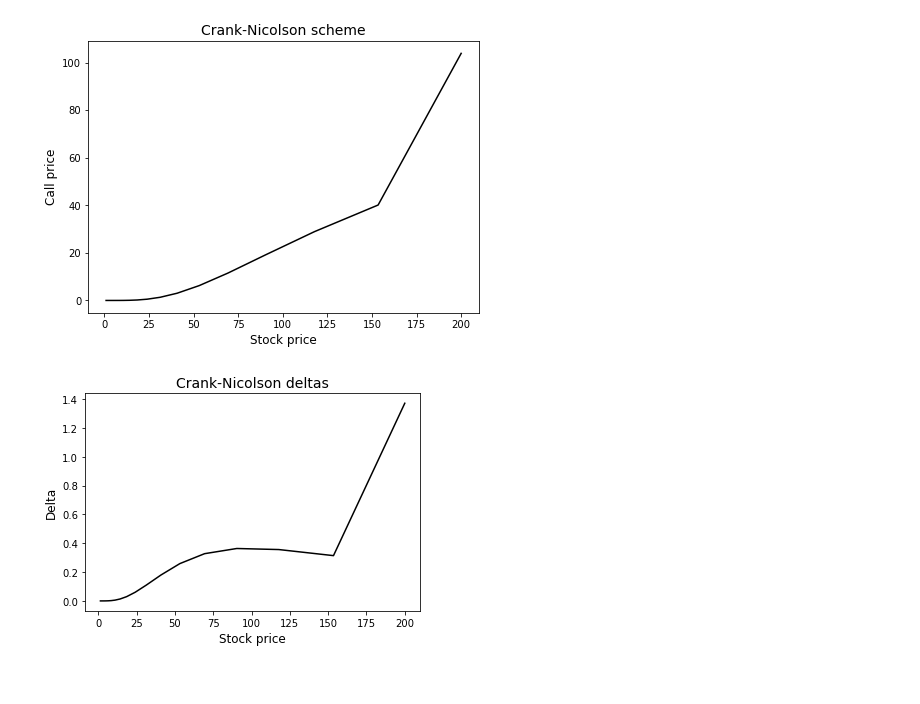
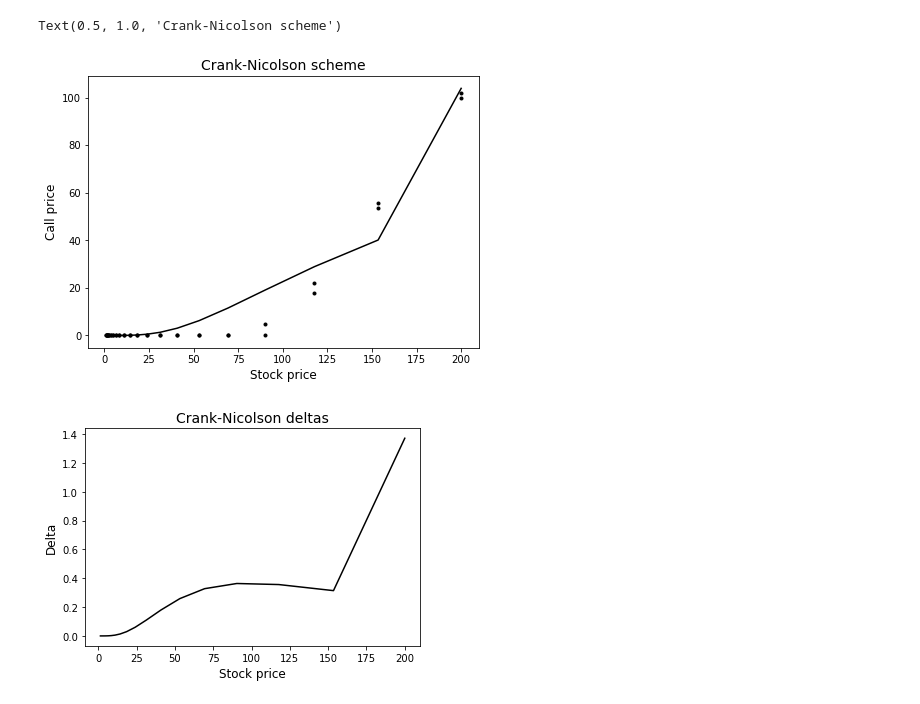
Before and after one commit to WillemJan9519/SPFDM3, a Jupyter notebook: SPFDM 3.ipynb, the cells around one changed output. Cells and saved outputs as stored; diff of their text form; code cells hidden in the pictures.

```diff
--- a/SPFDM 3.ipynb
+++ b/SPFDM 3.ipynb
@@ -100,35 +109,43 @@ def call_Crank_Nicolson(dx,nx,dt,nt,V,ntout):
             Vout.append(V.copy()) # numpy arrays are mutable,
             #so we need to write out a copy of V, not V itself
     return Vout
 
 x_max = np.log(200) # ????
 t_max = 1 # total time in yr
 dt = 0.05 # grid size for time
 dx = dt*x_max/t_max # grid size for x
 sigma = 0.3
 r = 0.04
 K = 100
 
 
 x = np.arange(0,x_max+dx,dx)
 S = np.exp(x)
 nx = len(x)
 nt = 100
 plt.figure(figsize=(7,5))
 V = np.max(np.vstack((np.zeros(len(x)),S-K*np.exp(-r*t_max))),axis=0) # initial condition
 # boundary conditions
 V[0] = 0
 V[-1] = np.exp(x_max) - K*np.exp(-r*(t_max))
 Vout = call_Crank_Nicolson(dx,nx,dt,nt,V,10)
+for t in plot_times:
+    V_bs = black_scholes(S, K, t, r, sigma)
+    plt.plot(S,V_bs,'ok',label='Black-Scholes',
+            markersize=3)
+    if t==dt:
+        plt.legend(fontsize=12)
 
 for V in Vout:
     plt.plot(S,V,'k')
+
 plt.xlabel('Stock price',fontsize=12)
 plt.ylabel('Call price',fontsize=12)
 # plt.axis([0,np.exp(x_max),0,V[0]])
-plt.title('Crank-Nicolson scheme',fontsize=14);
+plt.title('Crank-Nicolson scheme',fontsize=14)
 # %% [output]
+Text(0.5, 1.0, 'Crank-Nicolson scheme')
-[figure, old version]
+[figure, new version]
 # %%
 def delta_CN():
     delta_y = np.diff(V)
```
Also changed, not shown: parts of 1 cell of this notebook.
